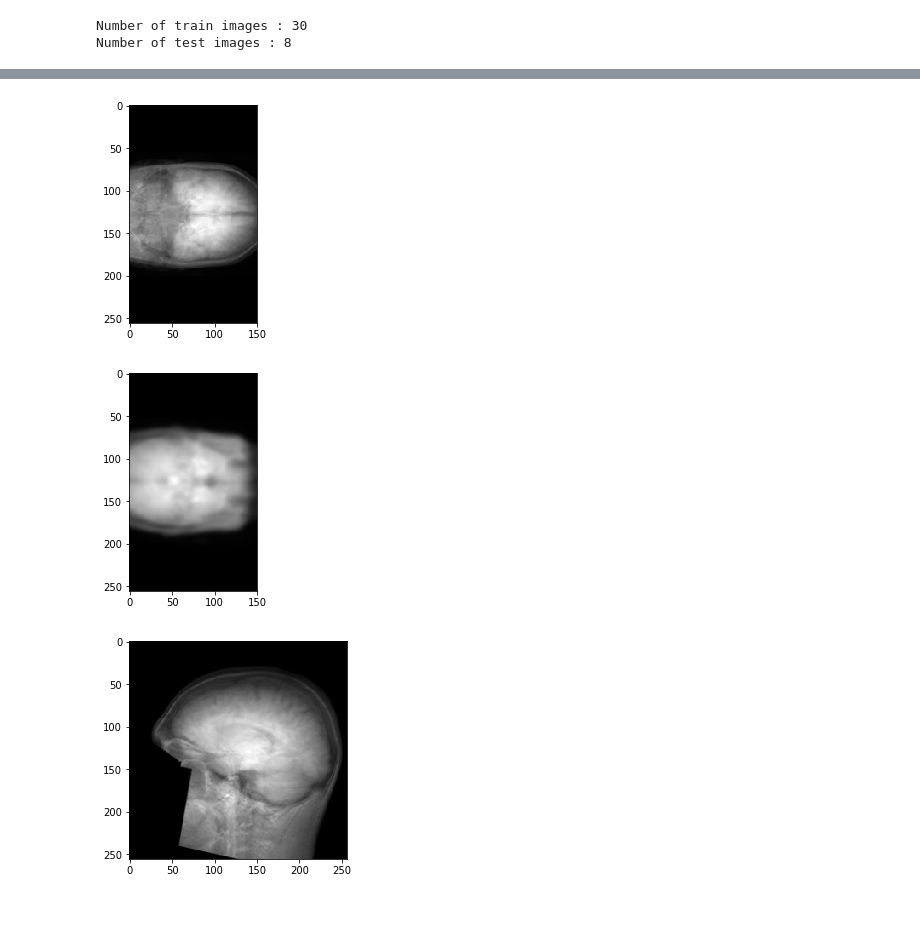
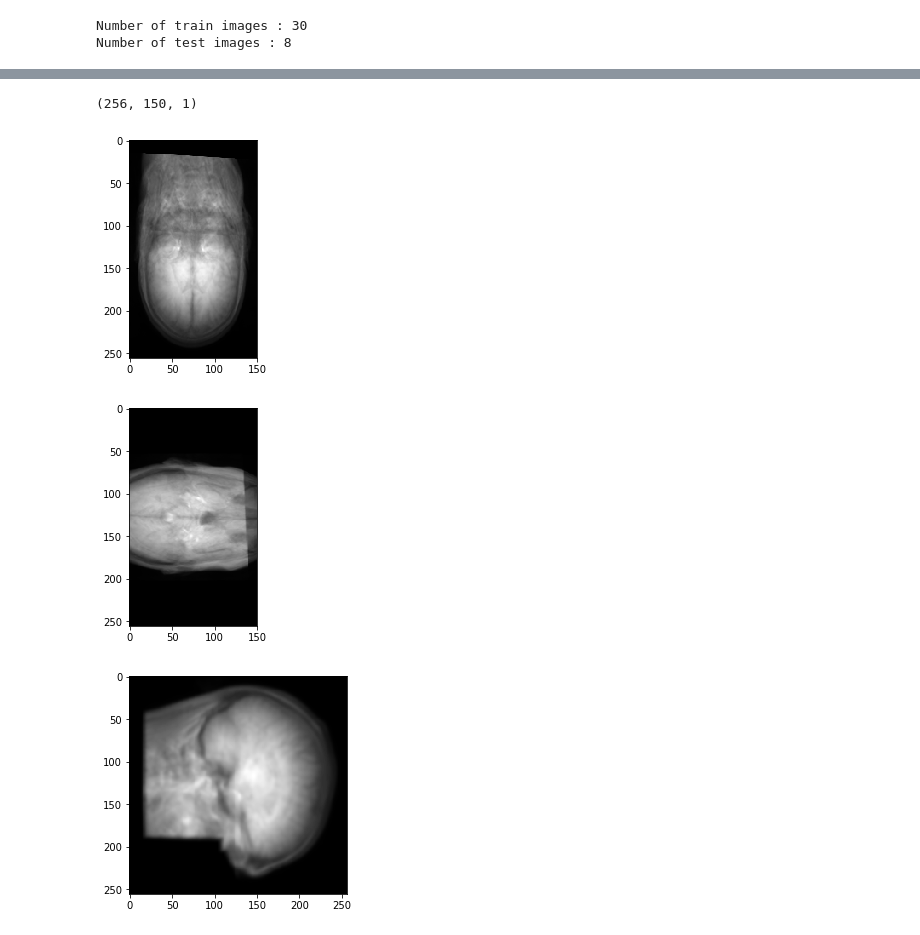
Before and after one commit to wazeerzulfikar/mri-deface-detector, a Jupyter notebook: detector.ipynb, the cells around one changed output, grey strips where cells are left out. Cells and saved outputs as stored; diff of their text form; code cells hidden in the pictures.

Commit message:
Issue with generator

```diff
--- a/detector.ipynb
+++ b/detector.ipynb
@@ -112,12 +112,12 @@ from imgaug import augmenters as iaa
 
 def augment(images):
 
-    sometimes = lambda aug : iaa.Sometimes(0.8,aug)
+    sometimes = lambda aug : iaa.Sometimes(0.5,aug)
 
     # The commented augmentations sometimes destroyed the image. Need to discuss which ones are appropriate here
 
     seq = iaa.Sequential([
-        sometimes(iaa.GaussianBlur(sigma=(0.0,3.0))),
+        sometimes(iaa.GaussianBlur(sigma=(0.0,2.0))),
 #         sometimes(iaa.ContrastNormalization((0.9,1.1))),
 #         sometimes(iaa.Multiply((0.95,1.05))),
 #         iaa.Sharpen(alpha=(0, 0.5), lightness=(0.9, 1.1)),
@@ -126,32 +126,36 @@ def augment(images):
 
         iaa.OneOf([
             iaa.Affine(rotate=(90)),
-            iaa.Affine(rotate=(-90))
+            iaa.Affine(rotate=(-90)),
+            iaa.Affine(rotate=(0))
         ])
     ])
 
-    seq_det = seq.to_deterministic()
-    aug_images = seq_det.augment_images(images)
+    aug_images = np.empty(len(images),dtype=object)
+
+    for e,img in enumerate(images):
+        seq_det = seq.to_deterministic()
+        aug_images[e] = np.expand_dims(seq_det.augment_images([img])[0],axis=2)
 
     return aug_images
 # %%
 def batch_read(image_files):
 
-    dim_0 = list()
-    dim_1 = list()
-    dim_2 = list()
+    dim_0 = np.empty(len(image_files),dtype=object)
+    dim_1 = np.empty(len(image_files),dtype=object)
+    dim_2 = np.empty(len(image_files),dtype=object)
 
     batch_y = list()
 
-    for img_f in image_files:
+    for e,img_f in enumerate(image_files):
 
         img = read_mri_image(img_f)
         m0 = np.mean(img,axis=0)
         m1 = np.mean(img,axis=1)
         m2 = np.mean(img,axis=2)
-        dim_0.append(m0)
-        dim_1.append(m1)
-        dim_2.append(m2)
+        dim_0[e] = m0
+        dim_1[e] = m1
+        dim_2[e] = m2
 
         if 'deface' in img_f:
             batch_y.append(1)
@@ -162,9 +166,12 @@ def batch_read(image_files):
     dim_1 = augment(dim_1)
     dim_2 = augment(dim_2)
 
-    dim_0 = np.expand_dims(dim_0,axis=3)
-    dim_1 = np.expand_dims(dim_1,axis=3)
-    dim_2 = np.expand_dims(dim_2,axis=3)
+#     dim_0 = np.expand_dims(dim_0,axis=3)
+#     dim_1 = np.expand_dims(dim_1,axis=3)
+#     dim_2 = np.expand_dims(dim_2,axis=3)
+#     dim_0 = dim_0.reshape((batch_size,256,150,1))
+#     dim_1 = dim_1.reshape((batch_size,256,150,1))
+#     dim_2 = dim_2.reshape((batch_size,256,256,1))
 
     return ([dim_0, dim_1, dim_2], np.array(batch_y))
 # %%
@@ -182,22 +189,22 @@ def generator(image_files, batch_size):
             yield (batch_x,batch_y)
 # %%
 # To check generator
-
-g = generator(image_files, 2)
+g = generator(train_files, 4)
 batch_x, batch_y = next(g)
-
+print(batch_x[1][2].shape)
 plt.imshow(np.squeeze(batch_x[0][0]), 'gray')
 plt.show()
 
 plt.imshow(np.squeeze(batch_x[1][0]), 'gray')
 plt.show()
 
 plt.imshow(np.squeeze(batch_x[2][0]), 'gray')
 plt.show()
 # %% [output]
+(256, 150, 1)
-[figure, old version]
+[figure, new version]
-[figure, old version]
+[figure, new version]
-[figure, old version]
+[figure, new version]
 # %%
 os.makedirs('models',exist_ok=True)
 # %%
```
Also changed, not shown: parts of 3 cells of this notebook.
